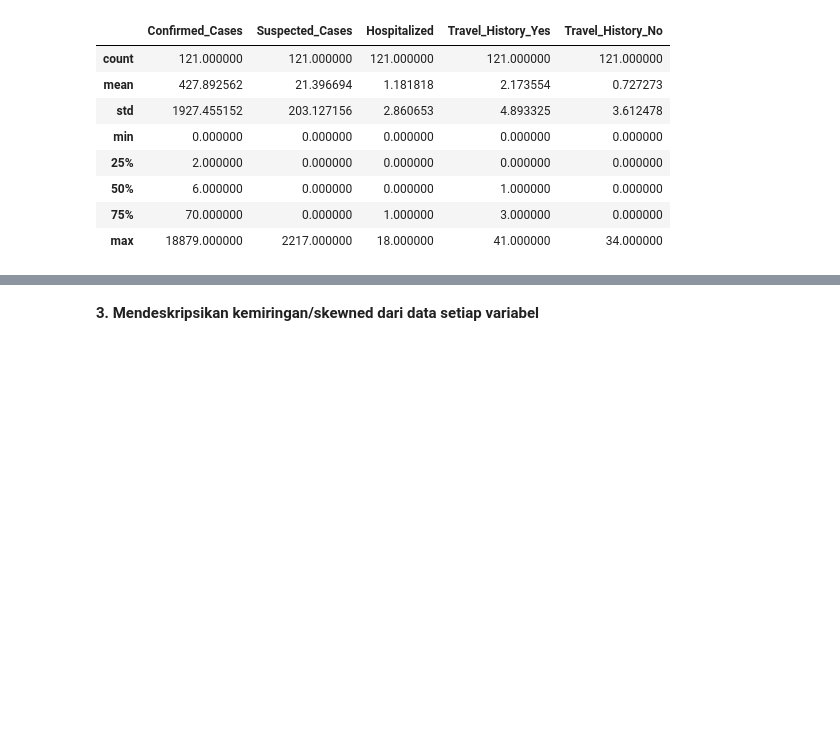
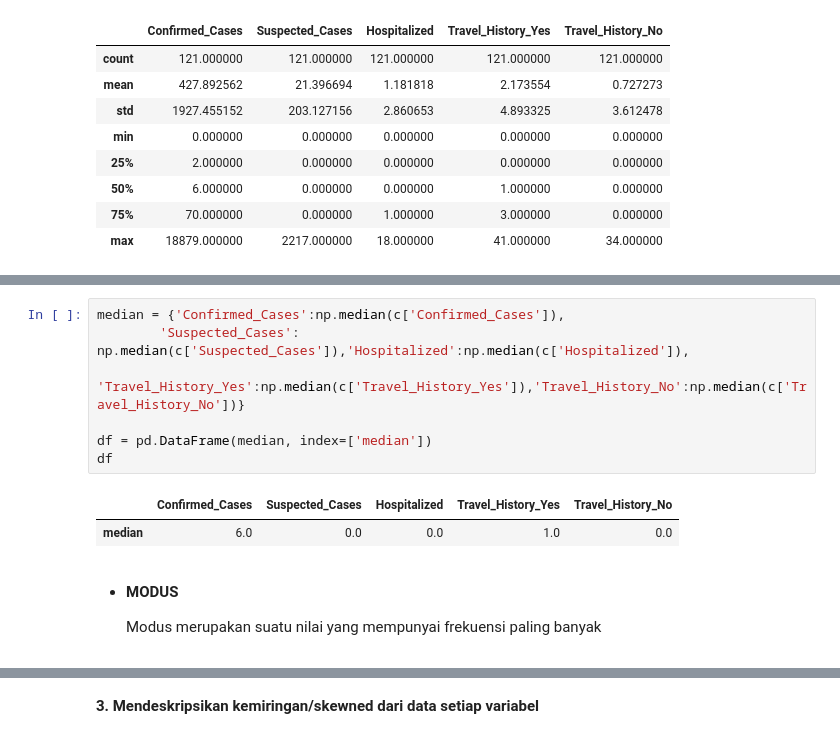
Before and after one commit to normalitariyn/datamining, a Jupyter notebook: _sources/notebooks.ipynb, the cells around one changed output, grey strips where cells are left out. Saved outputs shown, nothing was run; the diff lists cells and outputs as text; blank space fills up the shorter version.

```diff
--- a/_sources/notebooks.ipynb
+++ b/_sources/notebooks.ipynb
@@ -58,0 +101,16 @@ Mounted at /content/drive
+# %%
+median = {'Confirmed_Cases':np.median(c['Confirmed_Cases']),
+		'Suspected_Cases': np.median(c['Suspected_Cases']),'Hospitalized':np.median(c['Hospitalized']),
+    'Travel_History_Yes':np.median(c['Travel_History_Yes']),'Travel_History_No':np.median(c['Travel_History_No'])}
+
+df = pd.DataFrame(median, index=['median'])
+df
+# %% [output]
+|  | Confirmed_Cases | Suspected_Cases | Hospitalized | Travel_History_Yes | Travel_History_No |
+| median | 6.0 | 0.0 | 0.0 | 1.0 | 0.0 |
+# %% [markdown]
+
+
+*   **MODUS**
+
+      Modus merupakan suatu nilai yang mempunyai frekuensi paling banyak
```
Also changed, not shown: parts of 21 cells of this notebook, 14 other files.
